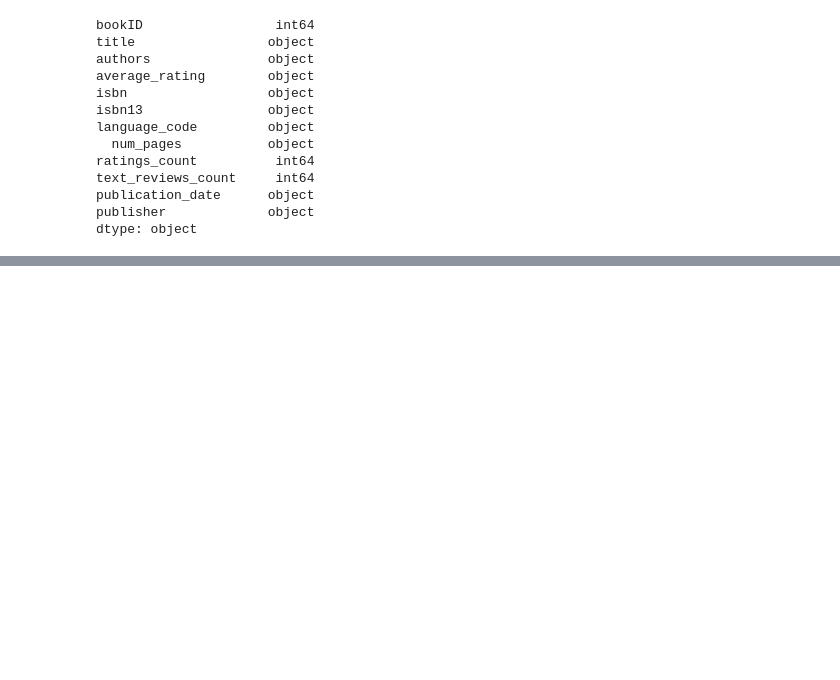
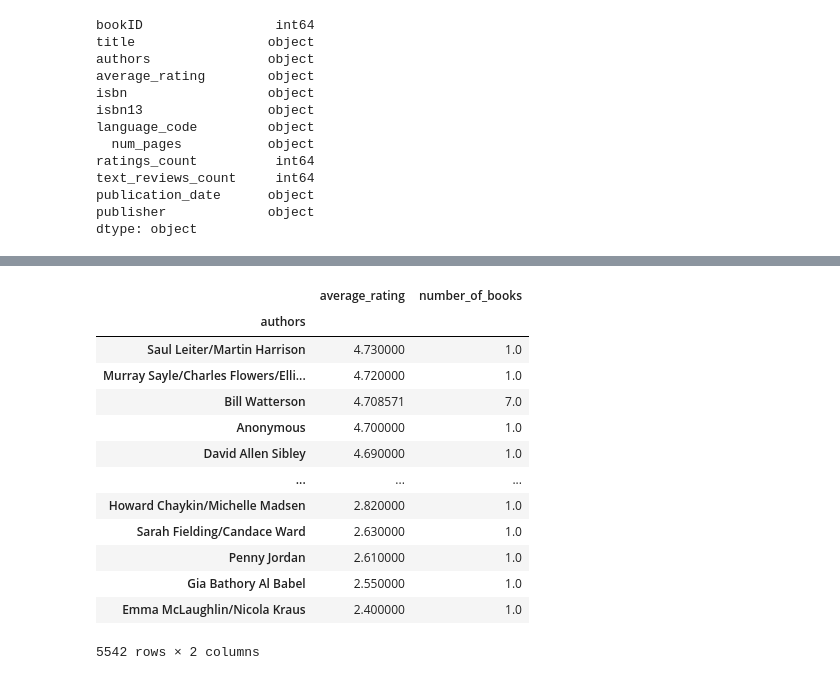
Before and after one commit to naqueattack/BookRecommender, a Jupyter notebook: python/EDA.ipynb, the cells around one changed output, grey strips where cells are left out. Drawn from its saved outputs; the diff is of its cells as text; code cells hidden in the pictures; blank space fills up the shorter version.

```diff
--- a/python/EDA.ipynb
+++ b/python/EDA.ipynb
@@ -72,0 +98,18 @@ df['year'] = df['year'].astype('int')
+# %%
+#average rating
+df[['authors','average_rating','number_of_books']].groupby('authors').mean().sort_values('average_rating',ascending = False)
+# %% [output]
+|  | average_rating | number_of_books |
+| authors |  |  |
+| Saul Leiter/Martin Harrison | 4.730000 | 1.0 |
+| Murray Sayle/Charles Flowers/Elli... | 4.720000 | 1.0 |
+| Bill Watterson | 4.708571 | 7.0 |
+| Anonymous | 4.700000 | 1.0 |
+| David Allen Sibley | 4.690000 | 1.0 |
+| ... | ... | ... |
+| Howard Chaykin/Michelle Madsen | 2.820000 | 1.0 |
+| Sarah Fielding/Candace Ward | 2.630000 | 1.0 |
+| Penny Jordan | 2.610000 | 1.0 |
+| Gia Bathory Al Babel | 2.550000 | 1.0 |
+| Emma McLaughlin/Nicola Kraus | 2.400000 | 1.0 |
+5542 rows × 2 columns
```
Also changed, not shown: parts of 7 cells of this notebook, 1 other file.
